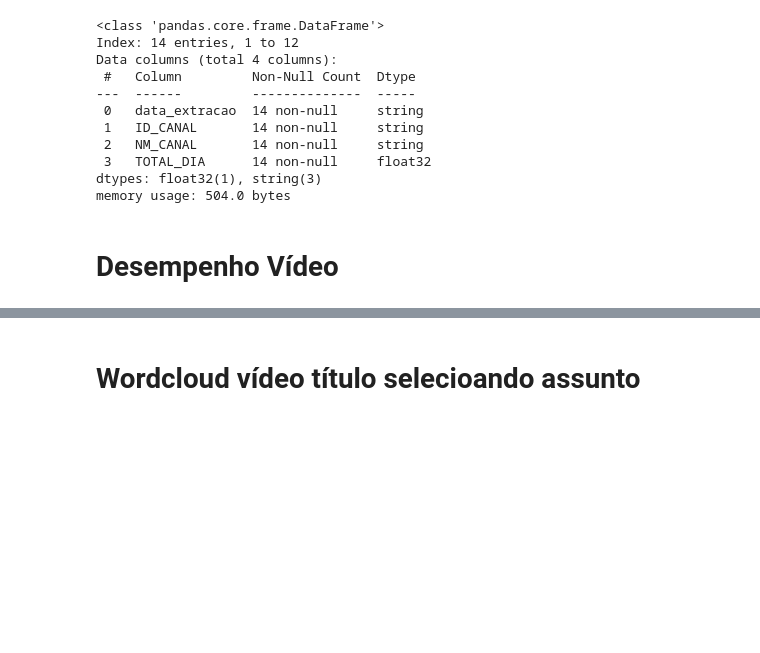
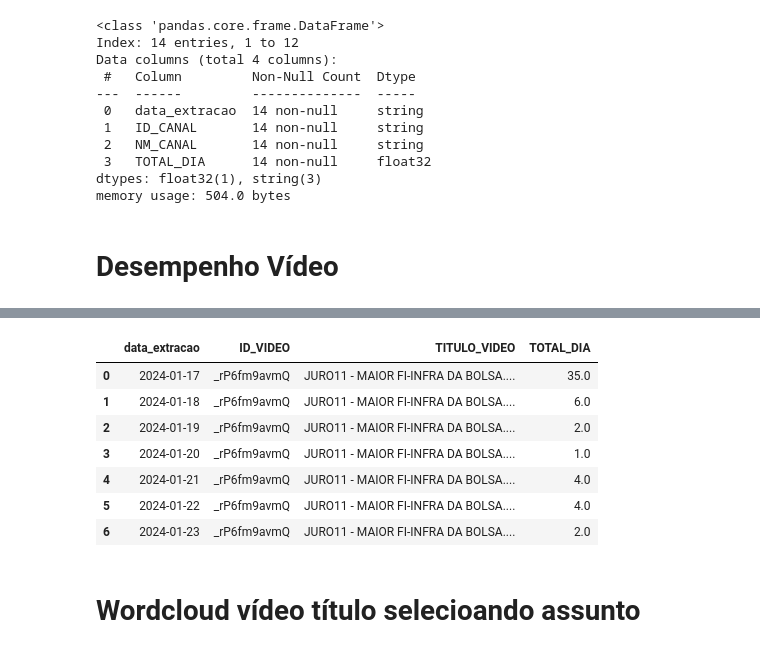
Before and after one commit to rodrigorocha1/analise_dados_youtube, a Jupyter notebook: notebooks_v2/visualizacoes.ipynb, the cells around one changed output, grey strips where cells are left out. Cells and saved outputs as stored; diff of their text form; code cells hidden in the pictures; blank space fills up the shorter version.

```diff
--- a/notebooks_v2/visualizacoes.ipynb
+++ b/notebooks_v2/visualizacoes.ipynb
@@ -843,2 +864,17 @@ base_video
+# %%
+base_video['TOTAL_DESLOCADO'] = base_video['TOTAL'].shift(1)
+base_video.fillna(0, inplace=True)
+base_video['TOTAL_DIA'] = base_video['TOTAL'] - base_video['TOTAL_DESLOCADO']
+base_video.drop(['TOTAL_DESLOCADO', 'TOTAL'], axis=1, inplace=True)
+base_video
+# %% [output]
+|  | data_extracao | ID_VIDEO | TITULO_VIDEO | TOTAL_DIA |
+| 0 | 2024-01-17 | _rP6fm9avmQ | JURO11 - MAIOR FI-INFRA DA BOLSA.... | 35.0 |
+| 1 | 2024-01-18 | _rP6fm9avmQ | JURO11 - MAIOR FI-INFRA DA BOLSA.... | 6.0 |
+| 2 | 2024-01-19 | _rP6fm9avmQ | JURO11 - MAIOR FI-INFRA DA BOLSA.... | 2.0 |
+| 3 | 2024-01-20 | _rP6fm9avmQ | JURO11 - MAIOR FI-INFRA DA BOLSA.... | 1.0 |
+| 4 | 2024-01-21 | _rP6fm9avmQ | JURO11 - MAIOR FI-INFRA DA BOLSA.... | 4.0 |
+| 5 | 2024-01-22 | _rP6fm9avmQ | JURO11 - MAIOR FI-INFRA DA BOLSA.... | 4.0 |
+| 6 | 2024-01-23 | _rP6fm9avmQ | JURO11 - MAIOR FI-INFRA DA BOLSA.... | 2.0 |
 # %% [markdown]
 # Wordcloud vídeo título selecioando assunto
```
Also changed, not shown: parts of 3 cells of this notebook, 2 other files.
